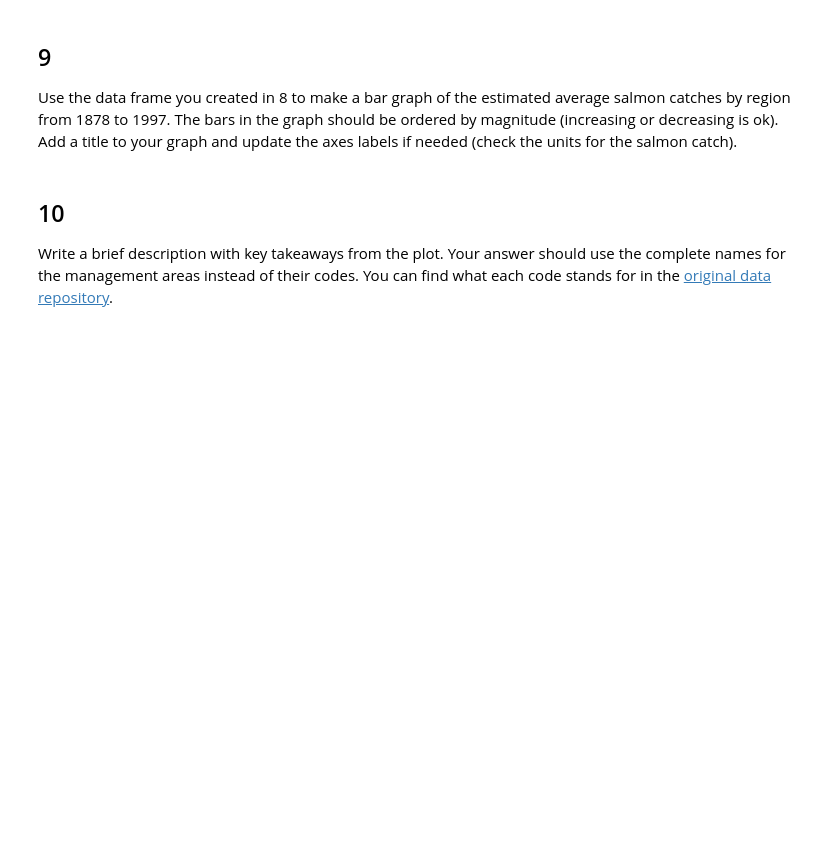
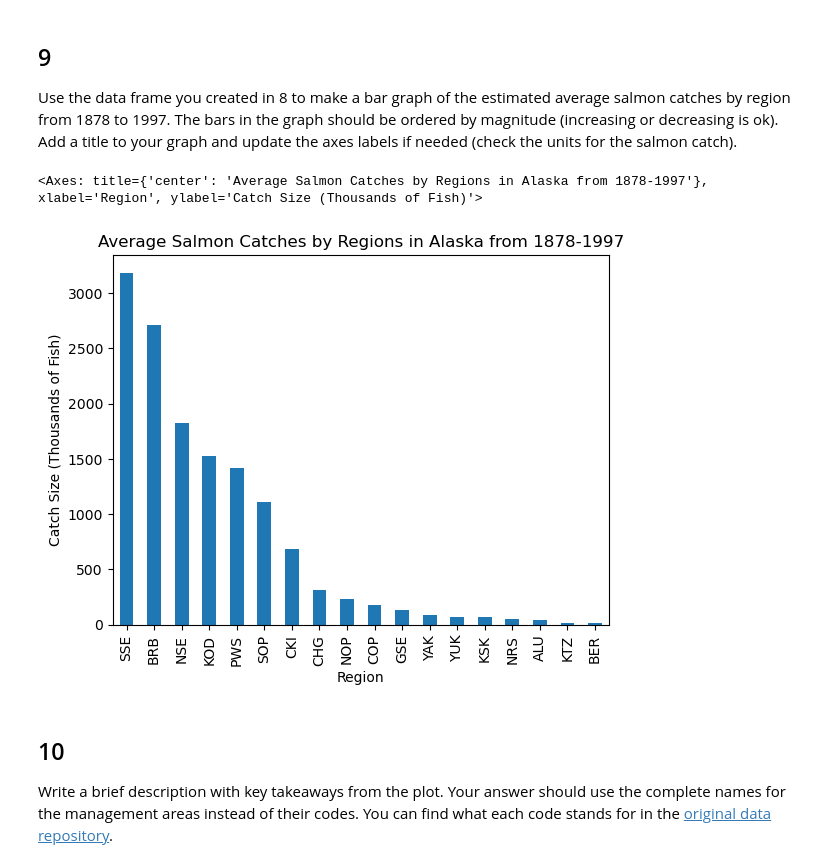
Before and after one commit to edengonzalezz/eds220-hwk2, a Jupyter notebook: task2/hwk2-task2-salmon.ipynb, the cells around one changed output. Drawn from its saved outputs; the diff is of its cells as text; code cells hidden in the pictures; blank space fills up the shorter version.

```diff
--- a/task2/hwk2-task2-salmon.ipynb
+++ b/task2/hwk2-task2-salmon.ipynb
@@ -257,0 +283,4 @@ avg_region
+# %%
+# Group catch_data by region, then use the .mean() method on the Catch column to calculate mean catch
+avg_region = catch_data.groupby('Region').mean('Catch')
+avg_region
@@ -265,6 +315,19 @@ grader.check("q8")
 ## 9
 
 Use the data frame you created in 8 to make a bar graph of the estimated average salmon catches by region from 1878 to 1997. The bars in the graph should be ordered by magnitude (increasing or decreasing is ok). Add a title to your graph and update the axes labels if needed (check the units for the salmon catch).
+# %%
+# Use bar graph to visualize the Catch sizes in each region
+avg_region['Catch'].sort_values(
+    ascending = False         # Sort values in descending order
+    ).plot(
+    kind = 'bar',             # Use bar graph
+    xlabel = 'Region',        # Label
+    ylabel = 'Catch Size (Thousands of Fish)',
+    title = "Average Salmon Catches by Regions in Alaska from 1878-1997"
+)
+# %% [output]
+<Axes: title={'center': 'Average Salmon Catches by Regions in Alaska from 1878-1997'}, xlabel='Region', ylabel='Catch Size (Thousands of Fish)'>
+[figure, added]
 # %% [markdown]
 <!-- END QUESTION -->
 
```
Also changed, not shown: parts of 8 cells of this notebook.
